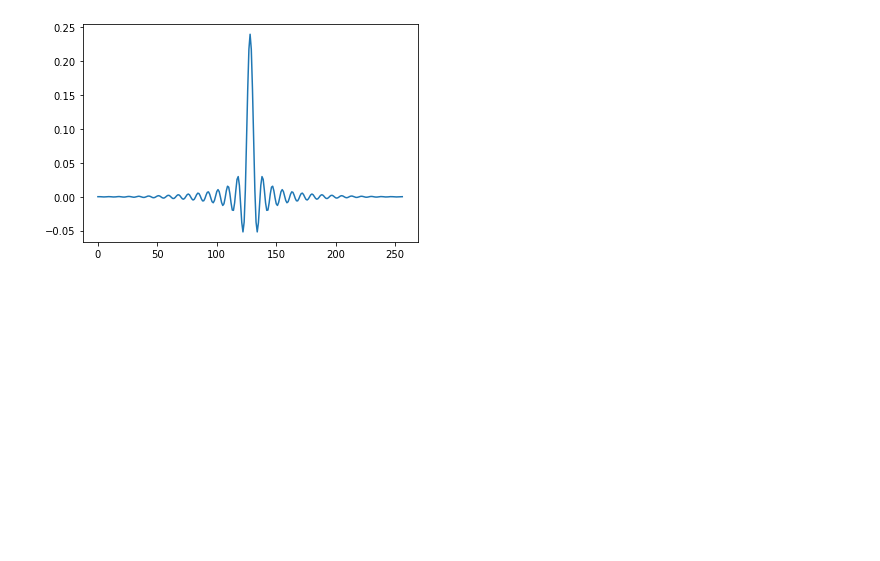
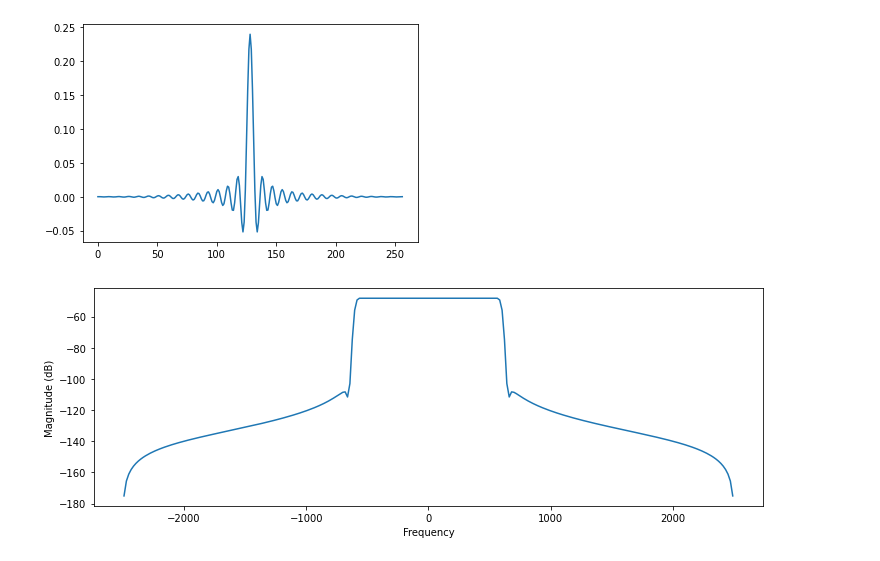
Before and after one commit to julianafalves/Sinais-Digitais, a Jupyter notebook: Projeto2.ipynb, the cells around one changed output. Drawn from its saved outputs; the diff is of its cells as text; code cells hidden in the pictures; blank space fills up the shorter version.

```diff
--- a/Projeto2.ipynb
+++ b/Projeto2.ipynb
@@ -103,12 +110,14 @@ stem(x[:50], use_line_collection=True)
 <StemContainer object of 3 artists>
 [figure]
 # %%
-L = 257
-fc = 600
+# Tamanho do filtro
+tam_filtro = 257
+# Frequência de corte
+freq_corte = 600
 
-hsupp = np.arange(-(L-1)/2, (L-1)/2+1)
-hideal = (2*fc/Fs)*np.sinc(2*fc*hsupp/Fs)
-h = np.hamming(L) * hideal
+hsupp = np.arange(-(tam_filtro - 1) / 2, 1 + (tam_filtro - 1) / 2)
+hideal = (2.0 * freq_corte / taxa_amostragem) * np.sinc(2.0 * freq_corte * hsupp / taxa_amostragem)
+h = np.hamming(tam_filtro) * hideal
 # %%
 plt.plot(hideal)
 # %% [output]
@@ -119,6 +128,14 @@ plt.plot(h)
 # %% [output]
 [<matplotlib.lines.Line2D at 0x...>]
 [figure]
+# %%
+# tá errado acho
+plt.figure(figsize=(12,4))
+
+spec, freqs, _ = plt.magnitude_spectrum(h, Fs, window=mlab.window_none, sides='twosided', scale='dB')
+# _ = plt.plot(sample_freq, h)
+# %% [output]
+[figure, added]
 # %%
 Nfft = 2**nextpow2(L+M-1)
 
```
Also changed, not shown: parts of 24 cells of this notebook.
